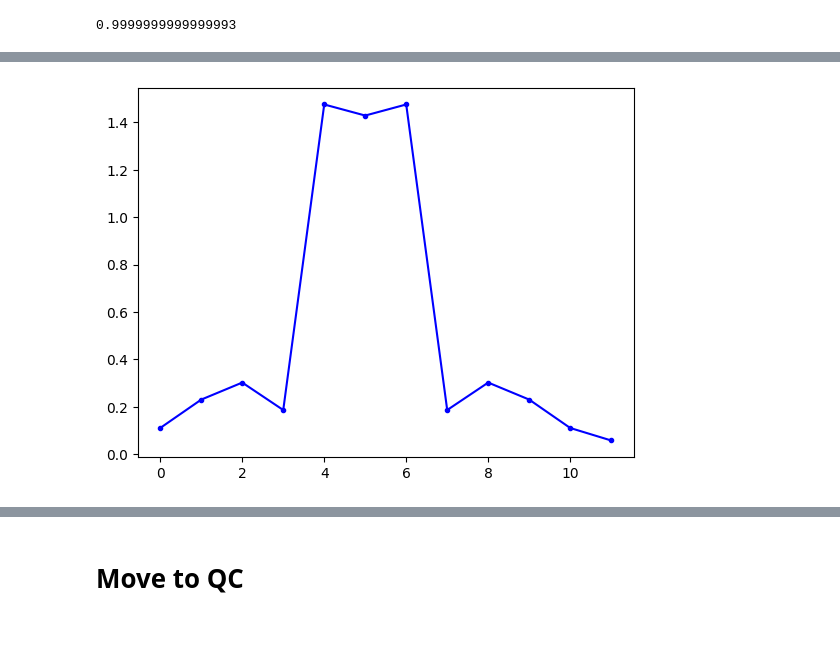
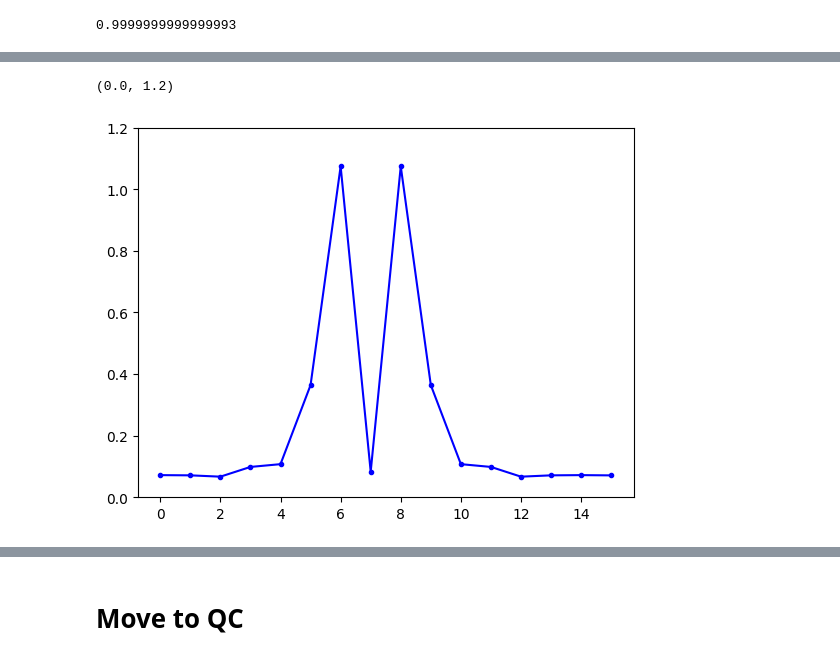
Before and after one commit to zhiyaol/string-breaking, a Jupyter notebook: Flow.ipynb, the cells around one changed output, grey strips where cells are left out. Saved outputs shown, nothing was run; the diff lists cells and outputs as text; code cells hidden in the pictures; blank space fills up the shorter version.

Commit message:
Found a combination of values where the string does break. Need to further understand the relationship of these values

```diff
--- a/Flow.ipynb
+++ b/Flow.ipynb
@@ -164,8 +164,10 @@ plt.show()
-# %%
-# Time evolution. Evolve with e^(-iHt)
-
-final_state_3 = sp.sparse.linalg.expm_multiply(-1j * Hf * 14,initial)
-
-plot_E_per_site(final_state_3,nQQ)
-# %% [output]
-[figure, removed]
+# %%
+# Spot where the string broke
+
+final_state_3 = sp.sparse.linalg.expm_multiply(-1j * Hf16 * 5,initial16)
+
+plot_E_per_site(final_state_3,nQ)
+plt.ylim(0,1.2)
+# %% [output]
+(0.0, 1.2)
+[figure, added]
```
Also changed, not shown: parts of 8 cells of this notebook, 1 other file.
